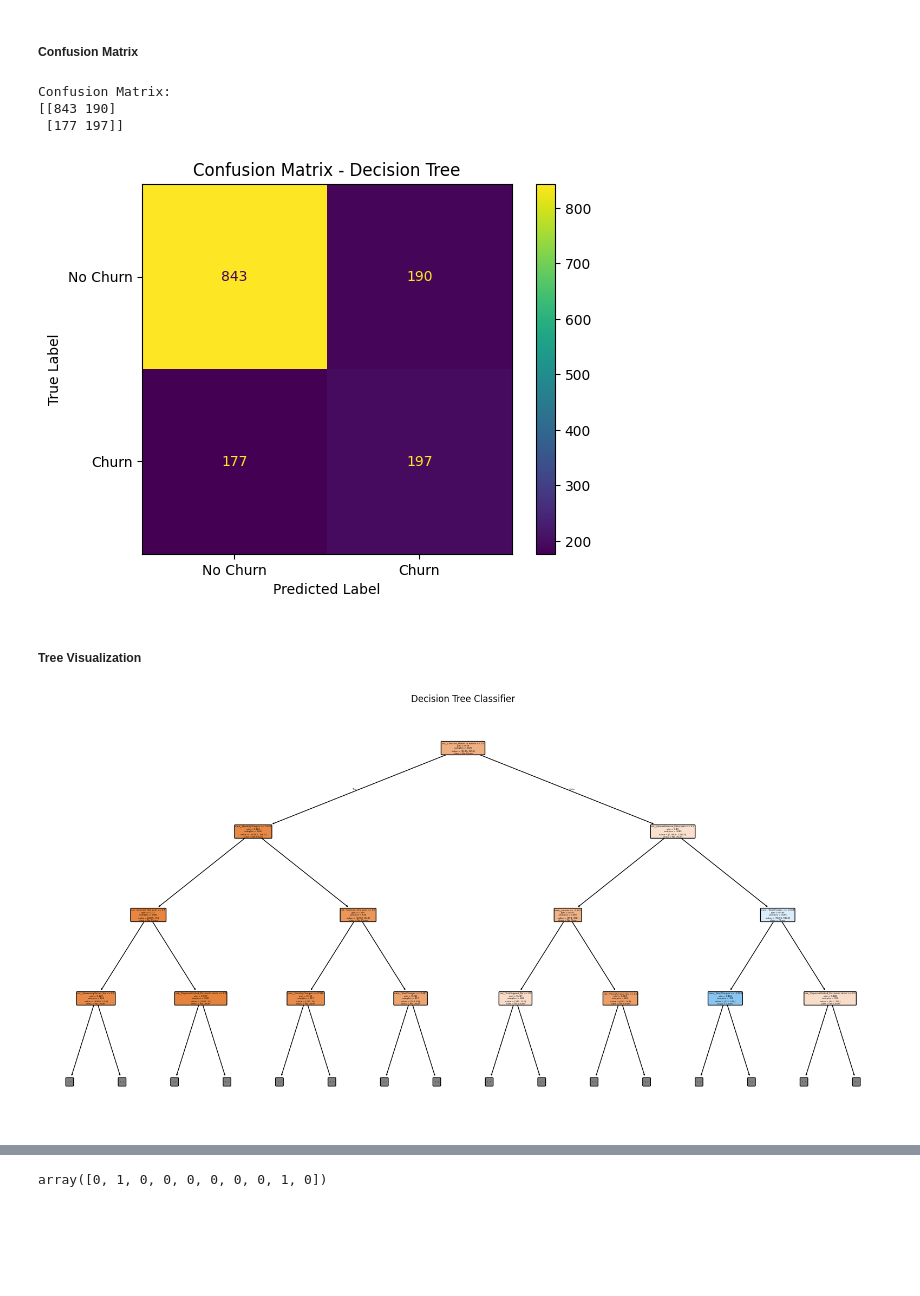
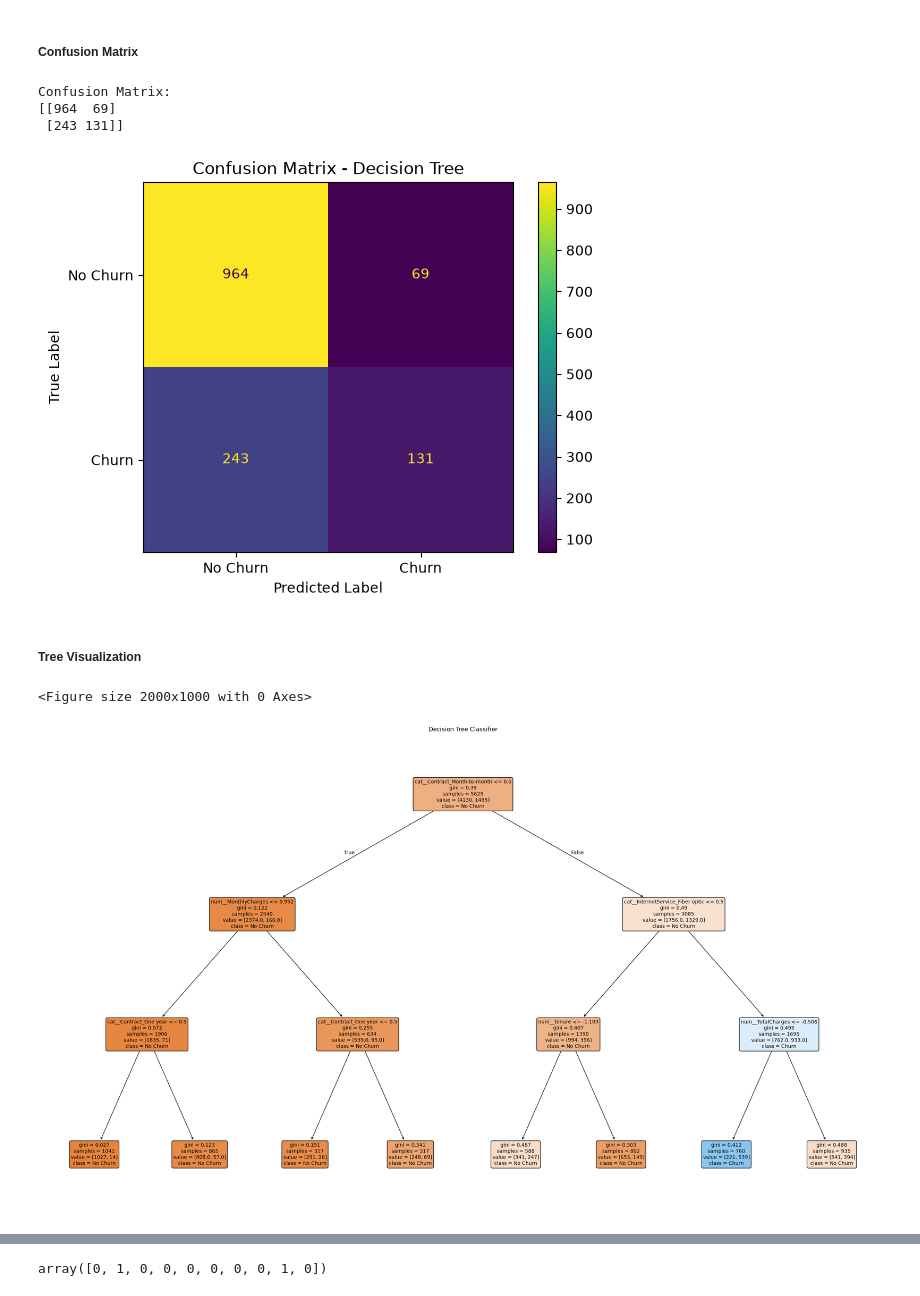
Before and after one commit to Anuja1307/ML_Capstone_Project, a Jupyter notebook: notebooks/Classification.ipynb, the cells around one changed output, grey strips where cells are left out. Cells and saved outputs as stored; diff of their text form; code cells hidden in the pictures; blank space fills up the shorter version.

```diff
--- a/notebooks/Classification.ipynb
+++ b/notebooks/Classification.ipynb
@@ -205,6 +205,12 @@ Observation: The target variable is imbalanced, with a higher proportion of cust
 # %% [markdown]
 #### Correlation HeatMap
 # %%
+# Convert MonthlyCharges from object/string to numeric
+df['TotalCharges'] = pd.to_numeric(df['TotalCharges'], errors='coerce')
+
+# Add it to the numerical columns
+numerical_cols = ['SeniorCitizen', 'tenure', 'MonthlyCharges', 'TotalCharges']
+
 plt.figure(figsize=(10, 7))
 
 sns.heatmap(
@@ -842,7 +868,7 @@ For the baseline model, the default decision tree configuration is used. Hyperpa
 # %%
 from sklearn.tree import DecisionTreeClassifier
 dt_model = DecisionTreeClassifier(
-    random_state=42
+    random_state=42,max_depth=3
 )
 dt_model.fit(X_train_processed, y_train)
 y_pred_dt = dt_model.predict(X_test_processed)
@@ -890,8 +923,8 @@ print("Confusion Matrix:")
 print(dt_cm)
 # %% [output]
 Confusion Matrix:
-[[843 190]
- [177 197]]
+[[964  69]
+ [243 131]]
 # %%
 dt_display = ConfusionMatrixDisplay(
     confusion_matrix=dt_cm,
@@ -905,7 +938,7 @@ plt.xlabel("Predicted Label")
 plt.ylabel("True Label")
 plt.show()
 # %% [output]
-[figure, old version]
+[figure, new version]
 # %%
 classification_results.append({
     "Algorithm": "Decision Tree Classifier",
@@ -917,21 +950,26 @@ classification_results.append({
 # %%
 from sklearn.tree import plot_tree
 
 plt.figure(figsize=(20, 10))
+
+plt.figure(figsize=(24, 14))
 
 plot_tree(
     dt_model,
     max_depth=3,
     feature_names=preprocessor.get_feature_names_out(),
     class_names=["No Churn", "Churn"],
     filled=True,
-    rounded=True
+    rounded=True,
+    fontsize=10
 )
 
 plt.title("Decision Tree Classifier")
+plt.tight_layout()
 plt.show()
 # %% [output]
+<Figure size 2000x1000 with 0 Axes>
-[figure, old version]
+[figure, new version]
 # %% [markdown]
 ### Observation – Decision Tree Classifier
 
```
Also changed, not shown: parts of 55 cells of this notebook, 1 other file.
